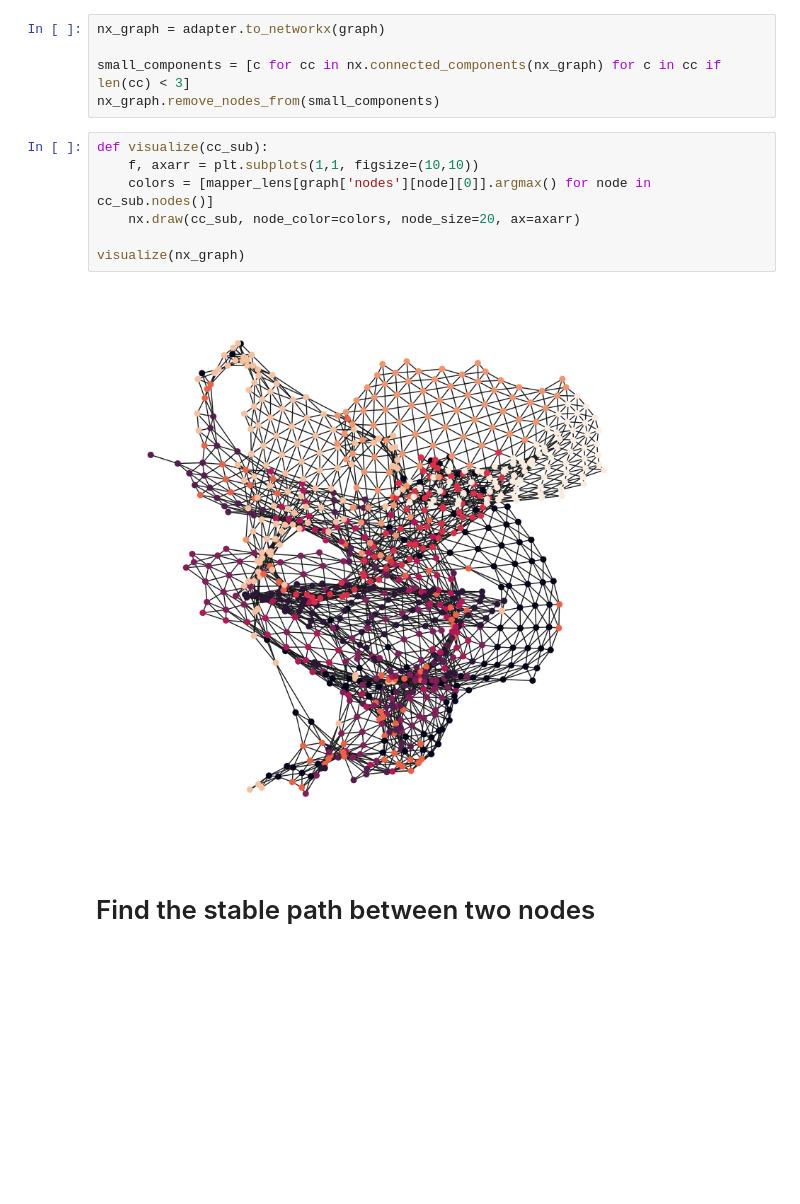
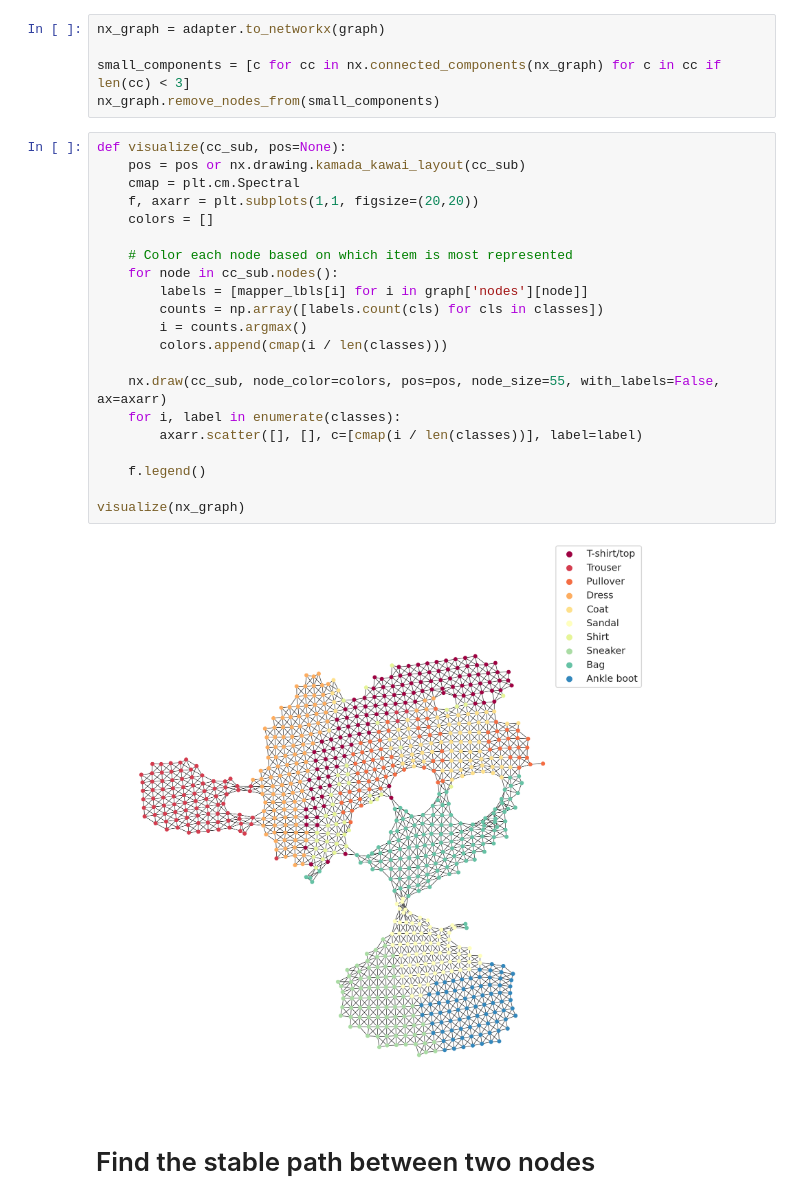
Before and after one commit to AmberThrall/SteinhausNotebooks, a Jupyter notebook: MapperonFashion.ipynb, the cells around one changed output. Cells and saved outputs as stored; diff of their text form; blank space fills up the shorter version.

Commit message:
Updated mapper graph plotting in Fashion example.

```diff
--- a/MapperonFashion.ipynb
+++ b/MapperonFashion.ipynb
@@ -146,15 +146,29 @@ nx_graph = adapter.to_networkx(graph)
 
 small_components = [c for cc in nx.connected_components(nx_graph) for c in cc if len(cc) < 3]
 nx_graph.remove_nodes_from(small_components)
-# %%
-def visualize(cc_sub):
-    f, axarr = plt.subplots(1,1, figsize=(10,10))
-    colors = [mapper_lens[graph['nodes'][node][0]].argmax() for node in cc_sub.nodes()]
-    nx.draw(cc_sub, node_color=colors, node_size=20, ax=axarr)
-
-visualize(nx_graph)
-# %% [output]
-[figure, removed]
+# %%
+def visualize(cc_sub, pos=None):
+    pos = pos or nx.drawing.kamada_kawai_layout(cc_sub)
+    cmap = plt.cm.Spectral
+    f, axarr = plt.subplots(1,1, figsize=(20,20))
+    colors = []
+
+    # Color each node based on which item is most represented
+    for node in cc_sub.nodes():
+        labels = [mapper_lbls[i] for i in graph['nodes'][node]]
+        counts = np.array([labels.count(cls) for cls in classes])
+        i = counts.argmax()
+        colors.append(cmap(i / len(classes)))
+
+    nx.draw(cc_sub, node_color=colors, pos=pos, node_size=55, with_labels=False, ax=axarr)
+    for i, label in enumerate(classes):
+        axarr.scatter([], [], c=[cmap(i / len(classes))], label=label)
+
+    f.legend()
+
+visualize(nx_graph)
+# %% [output]
+[figure, added]
 # %% [markdown]
 # Find the stable path between two nodes
 # %%
```
Also changed, not shown: parts of 1 cell of this notebook.
